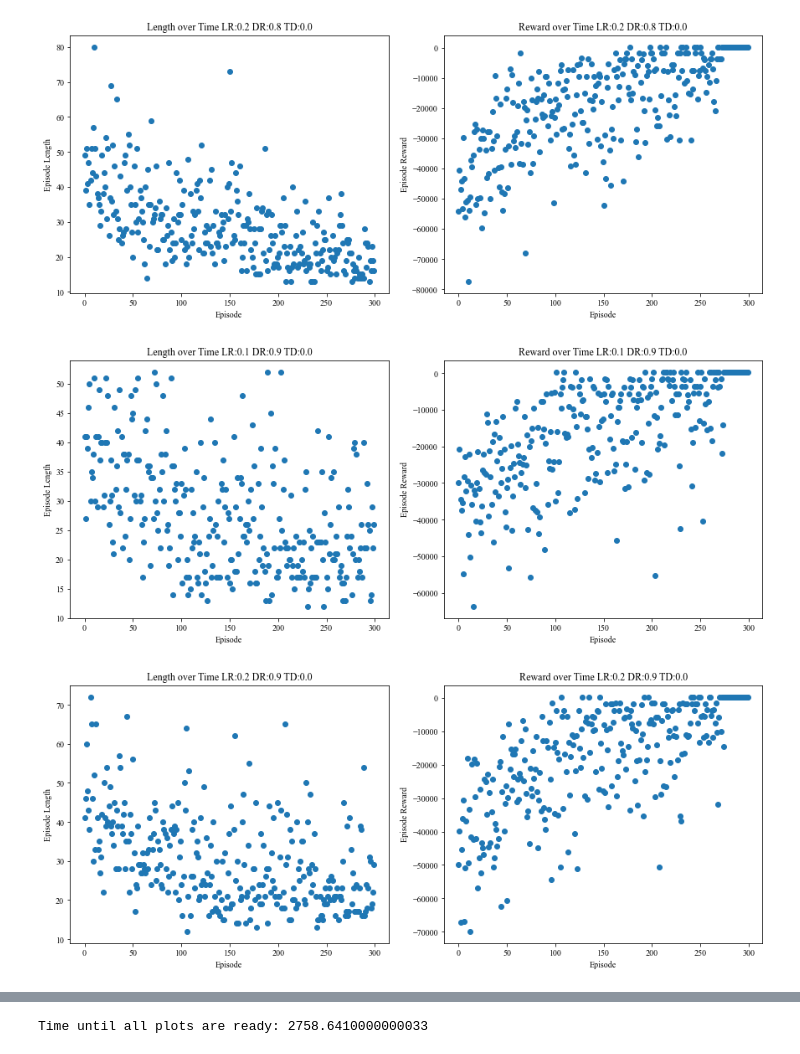
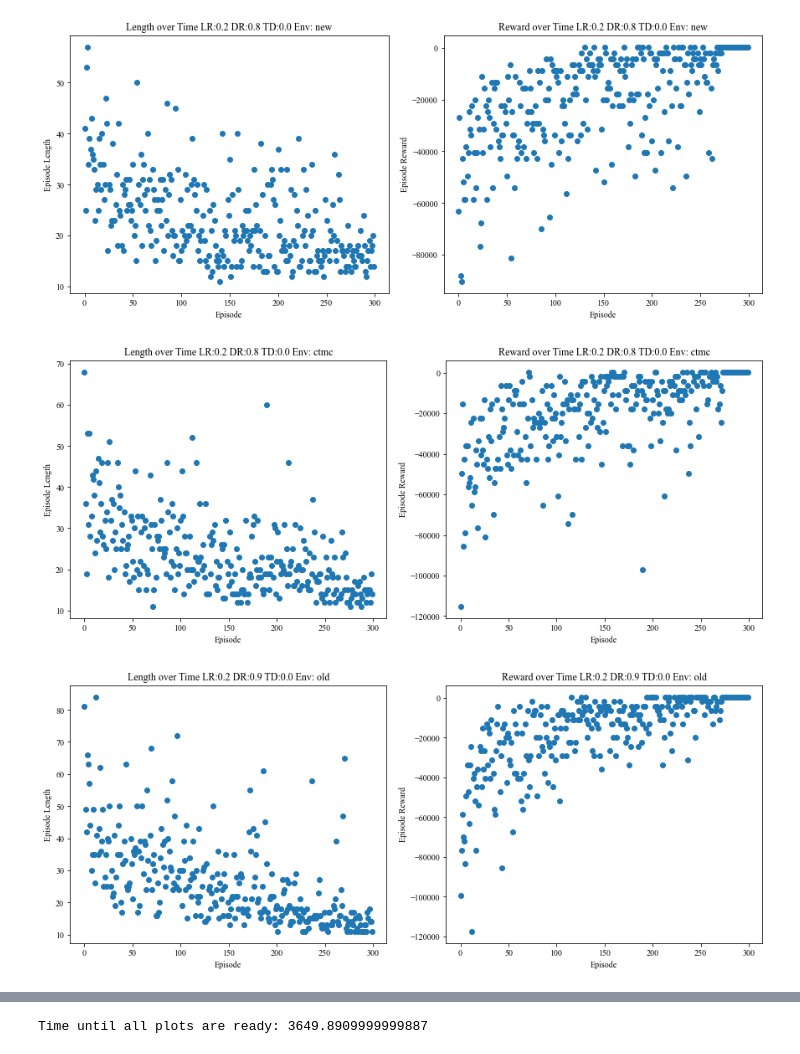
Before and after one commit to hpi-sam/rl-4-self-repair, a Jupyter notebook: qlearning_nb.ipynb, the cells around one changed output, grey strips where cells are left out. Saved outputs shown, nothing was run; the diff lists cells and outputs as text; code cells hidden in the pictures.

Commit message:
finished CTMC

```diff
--- a/qlearning_nb.ipynb
+++ b/qlearning_nb.ipynb
@@ -17,10 +18,11 @@ components_list = BROKEN_COMPONENTS_WEAK_STATIONARY[4]
 print(f'Time until {len(components_list)} components are generated: {time.monotonic()-t0}')
 # env = BrokenComponentsEnv(components_list, dh_data_generation='GARCH')
 # env = gym.make('Taxi-v3')
-labels = ['old', 'new']
+labels = ['old', 'new', 'ctmc']
 envs = []
 envs.append(BrokenComponentsEnv(components_list, dh_data_generation='GARCH'))
 envs.append(BrokenComponentsEnv(components_list, dh_data_generation='GARCH', hidden_states=True, transition_matrix_path='data/transition_matrix/transition_matrix_approx.csv'))
+envs.append(BrokenComponentsCTMCEnv(components_list, dh_data_generation='GARCH', hidden_states=True, transition_rate_matrix_path='data/transition_matrix/transition_matrix_approx.csv'))
 print(f'Time until envs are ready: {time.monotonic()-t0}')
 # %% [output]
 Time until 11 components are generated: 0.0
@@ -40,7 +42,7 @@ for i, discount_rate in enumerate(discount_rates):
             for l, env in enumerate(envs):
                 fig, axs = plt.subplots(1, num_plots, figsize=(12, 5), constrained_layout=True)
                 metric = algorithms.run_single_estimator('qlearning', env, env.observation_space.n, env.action_space.n, episodes=episodes,
-                                    learning_rate=learning_rate, trace_decay=trace_decay, discount_rate=discount_rate)
+                                    learning_rate=learning_rate, trace_decay=trace_decay, discount_rate=discount_rate, env_type = labels[l])
                 #plot_episode_length_over_time_tabular(axs[0], metric, smoothing_window=5)
                 #plot_episode_reward_over_time_tabular(axs[1], metric, smoothing_window=5)
                 scatter_episode_length_over_time_tabular(axs[0], metric)
@@ -65,7 +69,7 @@ for i, discount_rate in enumerate(discount_rates):
             for l, env in enumerate(envs):
                 fig, axs = plt.subplots(1, num_plots, figsize=(12, 5), constrained_layout=True)
                 metric = algorithms.run_double_estimator('qlearning', env, env.observation_space.n, env.action_space.n, episodes=episodes,
-                                    learning_rate=learning_rate, trace_decay=trace_decay, discount_rate=discount_rate)
+                                    learning_rate=learning_rate, trace_decay=trace_decay, discount_rate=discount_rate, env_type = labels[l])
                 #plot_episode_length_over_time_tabular(axs[0], metric, smoothing_window=5)
                 #plot_episode_reward_over_time_tabular(axs[1], metric, smoothing_window=5)
                 scatter_episode_length_over_time_tabular(axs[0], metric)
@@ -90,7 +96,7 @@ for i, discount_rate in enumerate(discount_rates):
             for l, env in enumerate(envs):
                 fig, axs = plt.subplots(1, num_plots, figsize=(12, 5), constrained_layout=True)
                 metric = algorithms.run_single_estimator('sarsa', env, env.observation_space.n, env.action_space.n, episodes=episodes,
-                                    learning_rate=learning_rate, trace_decay=trace_decay, discount_rate=discount_rate)
+                                    learning_rate=learning_rate, trace_decay=trace_decay, discount_rate=discount_rate, env_type = labels[l])
                 #plot_episode_length_over_time_tabular(axs[0], metric, smoothing_window=5)
                 #plot_episode_reward_over_time_tabular(axs[1], metric, smoothing_window=5)
                 scatter_episode_length_over_time_tabular(axs[0], metric)
@@ -106,3 +112,3 @@ print(f'Time until all plots are ready: {time.monotonic()-t0}')
-[figure, old version]
+[figure, new version]
-[figure, old version]
+[figure, new version]
-[figure, old version]
+[figure, new version]
@@ -109,4 +117,4 @@ print(f'Time until all plots are ready: {time.monotonic()-t0}')
-Time until all plots are ready: 2758.6410000000033
+Time until all plots are ready: 3649.8909999999887
 # %%
 t0 = time.monotonic()
 fig, axs = plt.subplots(total_runs, num_plots, figsize=(10, 5*total_runs), constrained_layout=True, sharex=True, sharey='col')
```
Also changed, not shown: parts of 6 cells of this notebook, 12 other files.
